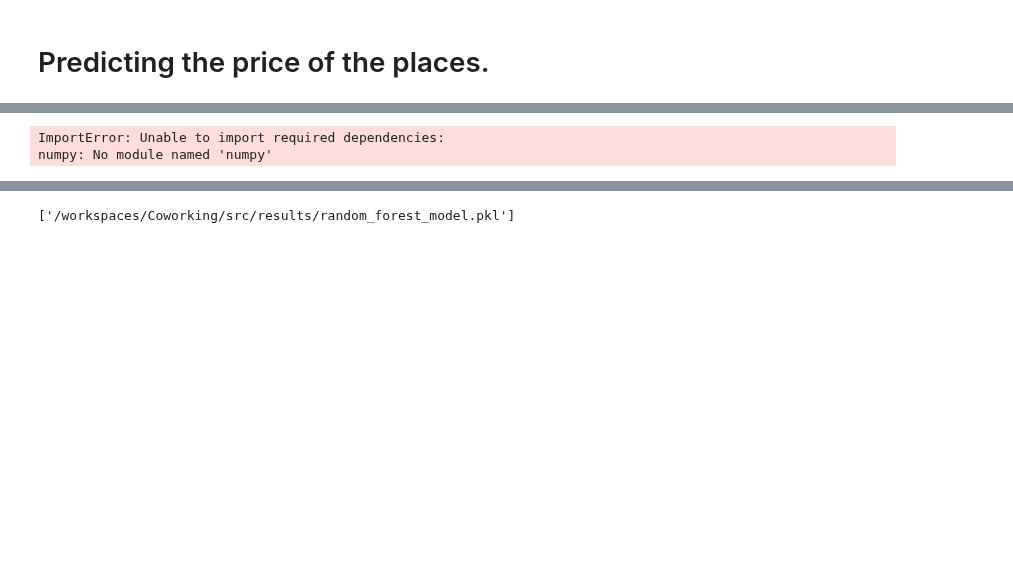
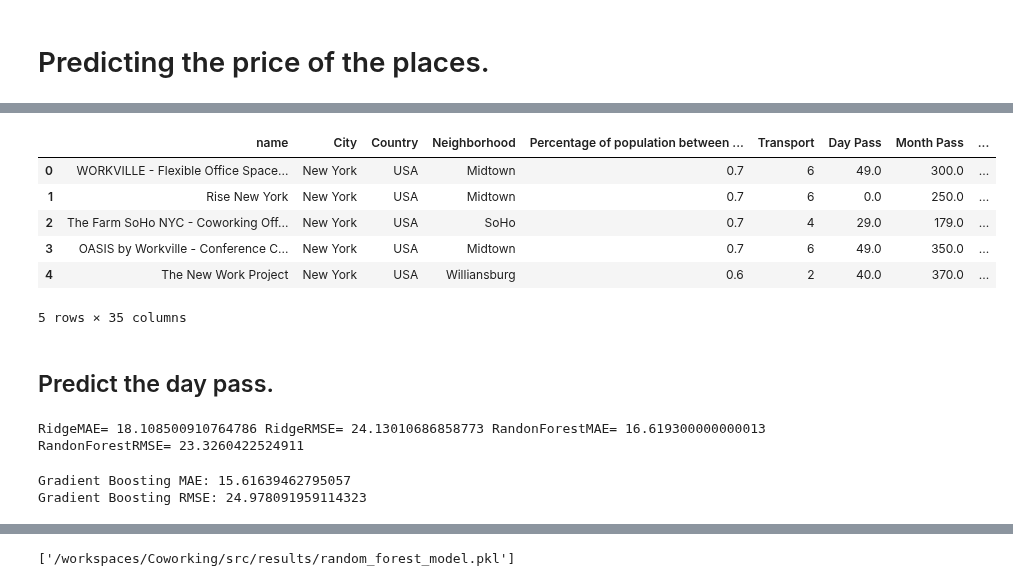
Before and after one commit to GabrielFersPin/Coworking, a Jupyter notebook: src/data_processing/training_model.ipynb, the cells around one changed output, grey strips where cells are left out. Cells and saved outputs as stored; diff of their text form; code cells hidden in the pictures; blank space fills up the shorter version.

```diff
--- a/src/data_processing/training_model.ipynb
+++ b/src/data_processing/training_model.ipynb
@@ -47,0 +30,16 @@ NameError: name 'df' is not defined
+# %%
+from sklearn.preprocessing import OneHotEncoder
+
+# One-hot encode categorical features like City and Neighborhood
+city_encoder = OneHotEncoder(sparse_output=False)
+city_encoded = city_encoder.fit_transform(df[['City']])
+
+neighborhood_encoder = OneHotEncoder(sparse_output=False)
+neighborhood_encoded = neighborhood_encoder.fit_transform(df[['Neighborhood']])
+
+# Create DataFrames from the one-hot encoded features
+city_encoded_df = pd.DataFrame(city_encoded, columns=city_encoder.categories_[0])
+neighborhood_encoded_df = pd.DataFrame(neighborhood_encoded, columns=neighborhood_encoder.categories_[0])
+
+# Combine the original dataframe with the encoded columns
+df_encoded = pd.concat([df, city_encoded_df, neighborhood_encoded_df], axis=1)
@@ -59,3 +90,15 @@ df['income_per_capita'] = df['Median Household Income'] / df['Population']
+# %%
+df_encoded.head()
+# %% [output]
+|  | name | City | Country | Neighborhood | Percentage of population between ... | Transport | Day Pass | Month Pass | ... |
+| 0 | WORKVILLE - Flexible Office Space... | New York | USA | Midtown | 0.7 | 6 | 49.0 | 300.0 | ... |
+| 1 | Rise New York | New York | USA | Midtown | 0.7 | 6 | 0.0 | 250.0 | ... |
+| 2 | The Farm SoHo NYC - Coworking Off... | New York | USA | SoHo | 0.7 | 4 | 29.0 | 179.0 | ... |
+| 3 | OASIS by Workville - Conference C... | New York | USA | Midtown | 0.7 | 6 | 49.0 | 350.0 | ... |
+| 4 | The New Work Project | New York | USA | Williansburg | 0.6 | 2 | 40.0 | 370.0 | ... |
+5 rows × 35 columns
+# %% [markdown]
+## Predict the day pass.
 # %%
 # Import necessary libraries
 import pandas as pd
@@ -68,7 +111,8 @@ import numpy as np
 # Load the numerical data
 
 # Define features (X) and target variable (y)
-X = df_encoded.drop(columns=["Day Pass", "Month Pass", 'name'])  # All columns except target
+X = df_encoded[['log_population', 'log_income', 'log_distance', 'income_per_capita'] +
+       list(city_encoded_df.columns) + list(neighborhood_encoded_df.columns)]
 y = df_encoded["Day Pass"]
 
 # Split into training and testing sets
@@ -93,5 +137,25 @@ rf_rmse = np.sqrt(mean_squared_error(y_test, rf_preds))
 
 print(f'RidgeMAE=',ridge_mae, 'RidgeRMSE=',ridge_rmse, 'RandonForestMAE=',rf_mae, 'RandonForestRMSE=',rf_rmse)
 # %% [output]
-ImportError: Unable to import required dependencies:
-numpy: No module named 'numpy'
+RidgeMAE= 18.108500910764786 RidgeRMSE= 24.13010686858773 RandonForestMAE= 16.619300000000013 RandonForestRMSE= 23.3260422524911
+# %%
+from sklearn.ensemble import GradientBoostingRegressor
+from sklearn.metrics import mean_absolute_error, mean_squared_error
+import numpy as np
+
+# Train the Gradient Boosting model
+gb_model = GradientBoostingRegressor(random_state=42)
+gb_model.fit(X_train, y_train)
+
+# Predict the Day Pass values using the Gradient Boosting model
+gb_preds = gb_model.predict(X_test)
+
+# Evaluate the Gradient Boosting model
+gb_mae = mean_absolute_error(y_test, gb_preds)
+gb_rmse = np.sqrt(mean_squared_error(y_test, gb_preds))
+
+print(f'Gradient Boosting MAE: {gb_mae}')
+print(f'Gradient Boosting RMSE: {gb_rmse}')
+# %% [output]
+Gradient Boosting MAE: 15.61639462795057
+Gradient Boosting RMSE: 24.978091959114323
```
Also changed, not shown: parts of 19 cells of this notebook, 1 other file.
